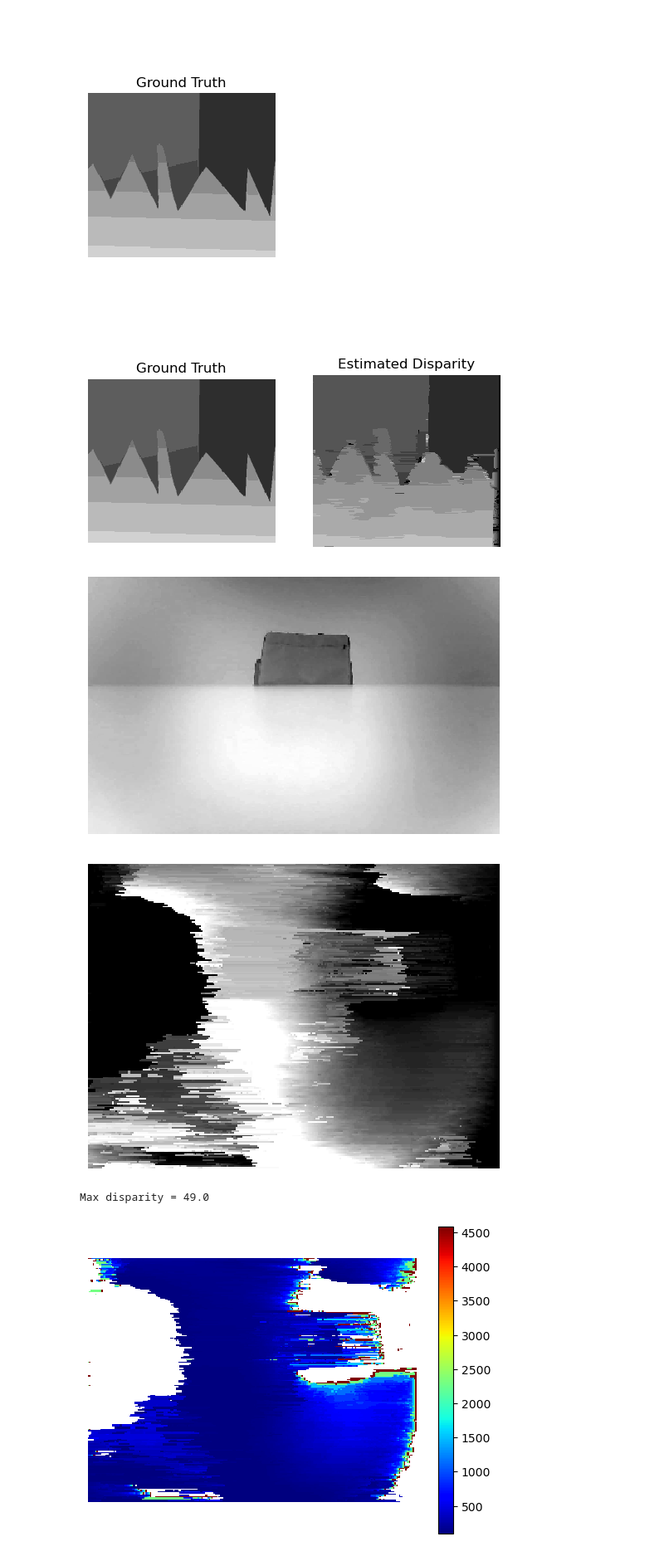
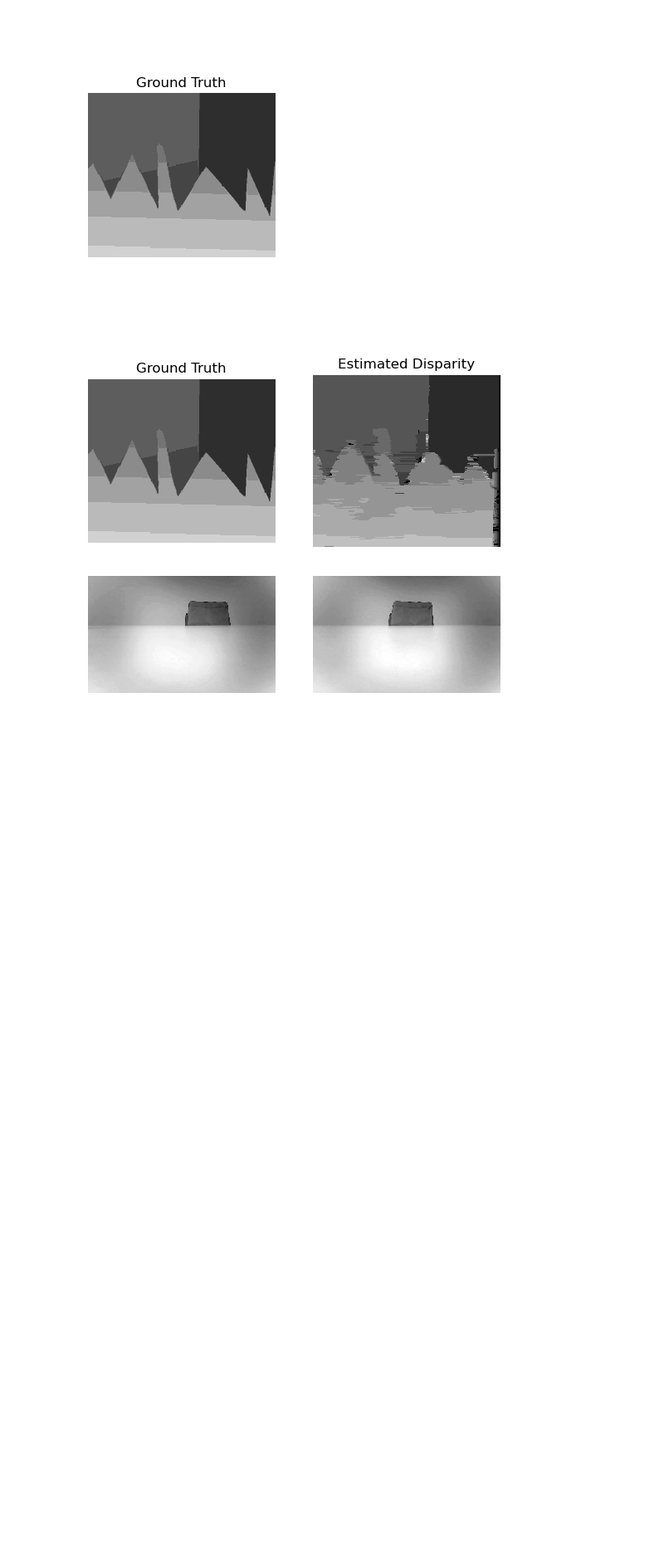
Before and after one commit to coder2Young/comp0241_24_grp6, a Jupyter notebook: labs/Lab3b.ipynb, the cells around one changed output. Shown: that part at 83% size. Saved outputs shown, nothing was run; the diff lists cells and outputs as text; code cells hidden in the pictures; blank space fills up the shorter version.

```diff
--- a/labs/Lab3b.ipynb
+++ b/labs/Lab3b.ipynb
@@ -214,8 +214,8 @@ import cv2
 plt.close('all')
 
 # load in images and ground truth, two jpg images
-im1 = plt.imread('../dataset/depth_estimation/im1.jpg')
-im2 = plt.imread('../dataset/depth_estimation/im2.jpg')
+im1 = plt.imread('../dataset/depth_estimation/left1.jpg')
+im2 = plt.imread('../dataset/depth_estimation/right1.jpg')
 
 # convert to grayscale
 im1 = cv2.cvtColor(im1, cv2.COLOR_BGR2GRAY)
@@ -223,7 +223,7 @@ im2 = cv2.cvtColor(im2, cv2.COLOR_BGR2GRAY)
 
 # Downsample the images
 # it will effect focal length
-downSample = 0.25
+downSample = 0.5
 im1 = cv2.resize(im1, (0,0), fx=downSample, fy=downSample)
 im2 = cv2.resize(im2, (0,0), fx=downSample, fy=downSample)
 
@@ -233,75 +233,60 @@ imX = len(im1[0])
 
 # define maximum disparity
 # Increase the max disparity to dectect near objects
-maxDisp = 50
+maxDisp = 100
 
 # set up pairwiseCosts - we will define a fixed cost of alpha for changing
 # disparity or zero cost for staying the same
 # Make the alpha smaller to make the disparity map more smooth
-alpha = 0.1
+alpha = 1e-6
 pairwiseCosts = alpha*np.ones([maxDisp,maxDisp])-alpha*np.eye(maxDisp)
 
 # initialize the disparity map that we will estimate
 estDisp = np.zeros([imY,imX-maxDisp])
 
 # define standard deviation of noise
-noiseSD = 10
+noiseSD = 200
 
-# display first image
-plt.imshow(im1, cmap='gray', interpolation='nearest', aspect=1)
-plt.axis('off')
+# display the two images in subplots
+plt.close('all')
+f, (ax1, ax2) = plt.subplots(1, 2)
+ax1.imshow(im1, cmap='gray', interpolation='nearest', aspect=1)
+ax1.axis('off')
+ax2.imshow(im2, cmap='gray', interpolation='nearest', aspect=1)
+ax2.axis('off')
+
 plt.show()
 
 # run through each line of image
 for cY in range(imY):
     # print('Procesing scanline ',cY) # Commented by Lucas
 
     # define unary costs - we will not use the last few columns of the
     # image as the disparity might map the pixel outside the valid area of
     # the second image
     unaryCosts = np.zeros([maxDisp,imX-maxDisp])
 
     for cDisp in range(maxDisp):
         cost=np.zeros(imX-maxDisp)
         for cX in range(imX-maxDisp):
             #TODO - calculate cost for this disparity. This is the
             #negative log likelihood, where the likelihood is a Gaussian
             #with a mean of the value (i.e. intensity) at the offset pixel
             #in image2 and a standard deviation of "noiseSD".
             if cX+cDisp+maxDisp < imX:
                 cost[cX] = np.sum((im1[cY,cX:cX+maxDisp]-im2[cY,cX+cDisp:cX+cDisp+maxDisp])**2)/(2*noiseSD**2)
             else:
                 cost[cX] = np.inf
 
         # TODO store this cost in the unaryCosts matrix
         # unaryCosts[ , ] = ...
         unaryCosts[cDisp,:] = cost
 
     estDisp[cY,:] = np.transpose(dynamicProgram(unaryCosts,pairwiseCosts))
 
-# display the estimated disparity map
-plt.imshow(estDisp, cmap='gray', extent=[0,len(estDisp[0]),0,len(estDisp)],interpolation='nearest')
-plt.axis('off')
-plt.show()
-
-# Print max disparity
-maxDisp = np.max(estDisp)
-print('Max disparity =',maxDisp)
-
 # Calculate the depth map
-# focalLength = 916 pixels
-# baseline = 10 cm
-focalLength = 916 * downSample
-baseline = 20
+focalLength = 916 * downSample # in pixels
+baseline = 20 # in cm
 depthMap = focalLength*baseline/estDisp # in cm
-
-# Display the depth map in a interactive way
-plt.imshow(depthMap, cmap='jet', interpolation='nearest', aspect=1)
-plt.axis('off')
-plt.colorbar()
-plt.show()
 # %% [output]
-[figure, old version]
+[figure, new version]
-[figure, removed]
-Max disparity = 49.0
-[figure, removed]
```
Also changed, not shown: parts of 2 cells of this notebook.
